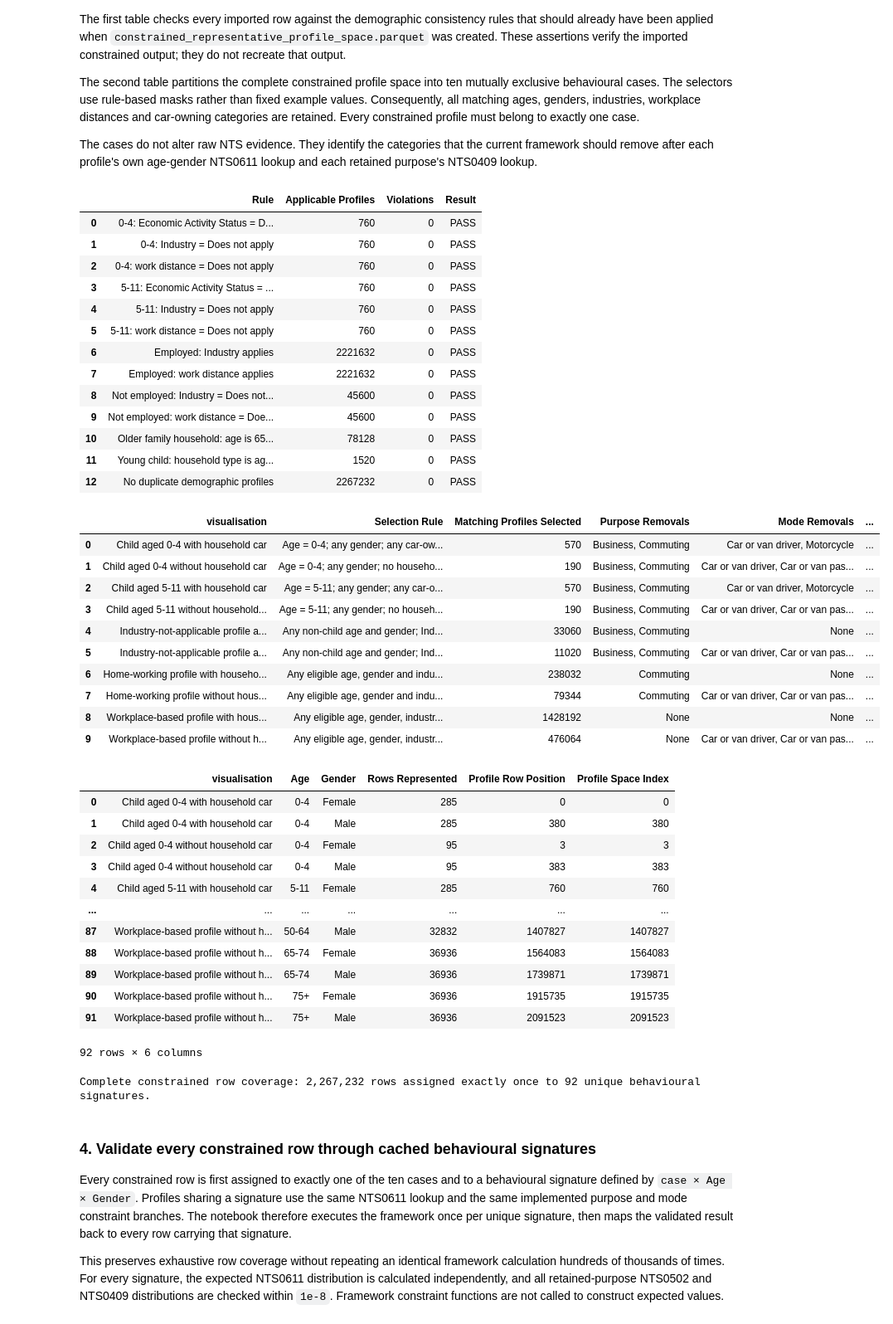
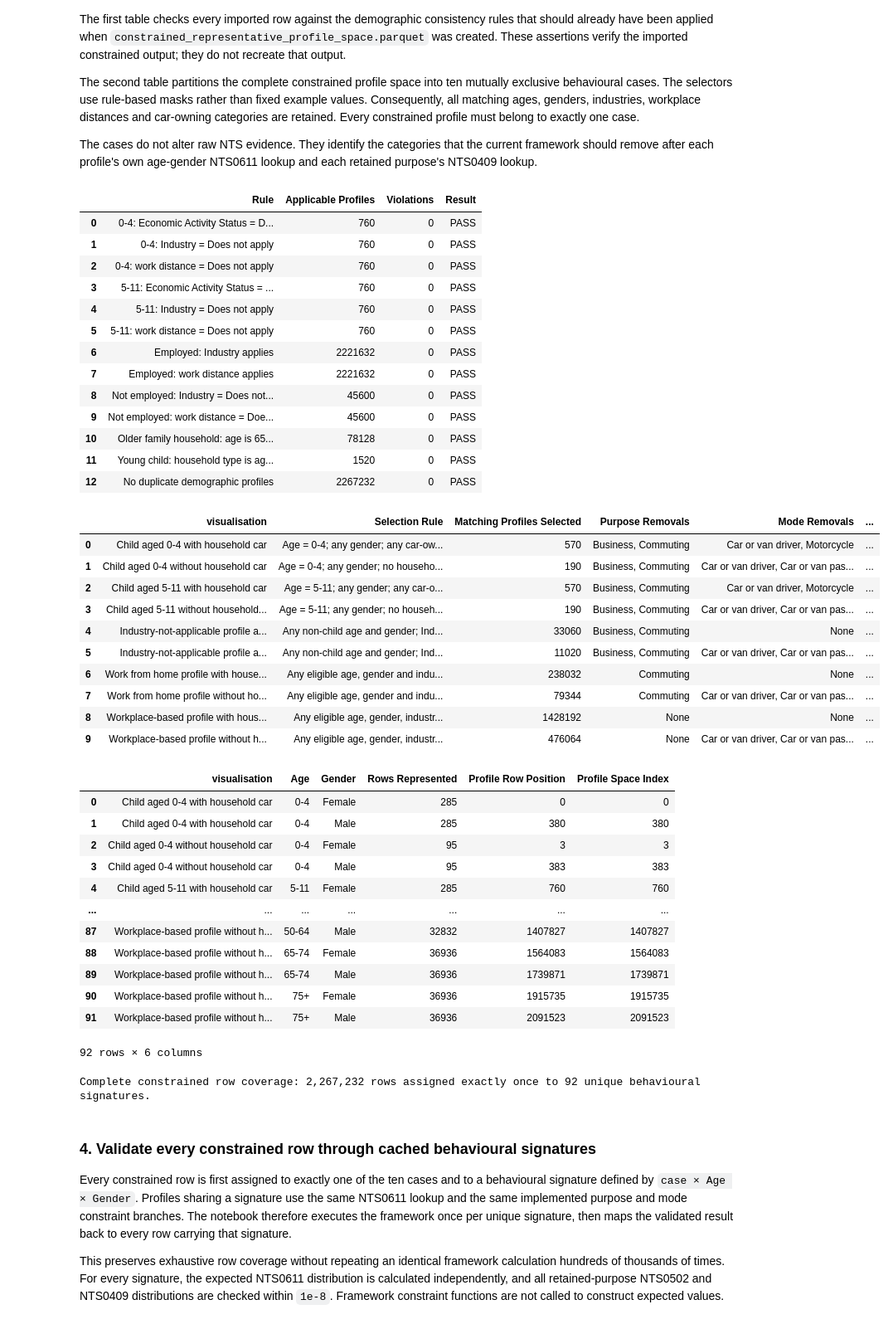
Before and after one commit to yuxinjiang1205/mobility-modelling-framework, a Jupyter notebook: notebooks/validation/constrained_profile_validation.ipynb, the cells around one changed output. Shown at 83% size. Cells and saved outputs as stored; diff of their text form; code cells hidden in the pictures.

```diff
--- a/notebooks/validation/constrained_profile_validation.ipynb
+++ b/notebooks/validation/constrained_profile_validation.ipynb
@@ -384,7 +384,7 @@ constraint_visualisations = [
         },
     },
     {
-        "visualisation": "Home-working profile with household car",
+        "visualisation": "Work from home profile with household car",
         "Selector": lambda profiles: build_constraint_case_mask(
             profiles,
             young_child=False,
@@ -400,7 +400,7 @@ constraint_visualisations = [
         "Modes to Remove": set(),
     },
     {
-        "visualisation": "Home-working profile without household car",
+        "visualisation": "Work from home profile without household car",
         "Selector": lambda profiles: build_constraint_case_mask(
             profiles,
             young_child=False,
@@ -562,35 +562,35 @@ assert int(signature_population_summary["Rows Represented"].sum()) == len(
 )
 display(visualisation_selection_summary)
 display(signature_population_summary)
 print(
     "Complete constrained row coverage: "
     f"{total_matching_profiles:,} rows assigned exactly once to "
     f"{len(signature_population_summary):,} unique behavioural signatures."
 )
 # %% [output]
 |  | Rule | Applicable Profiles | Violations | Result |
 | 0 | 0-4: Economic Activity Status = D... | 760 | 0 | PASS |
 | 1 | 0-4: Industry = Does not apply | 760 | 0 | PASS |
 | 2 | 0-4: work distance = Does not apply | 760 | 0 | PASS |
 | 3 | 5-11: Economic Activity Status = ... | 760 | 0 | PASS |
 | 4 | 5-11: Industry = Does not apply | 760 | 0 | PASS |
 | 5 | 5-11: work distance = Does not apply | 760 | 0 | PASS |
 | 6 | Employed: Industry applies | 2221632 | 0 | PASS |
 | 7 | Employed: work distance applies | 2221632 | 0 | PASS |
 | 8 | Not employed: Industry = Does not... | 45600 | 0 | PASS |
 | 9 | Not employed: work distance = Doe... | 45600 | 0 | PASS |
 | 10 | Older family household: age is 65... | 78128 | 0 | PASS |
 | 11 | Young child: household type is ag... | 1520 | 0 | PASS |
 | 12 | No duplicate demographic profiles | 2267232 | 0 | PASS |
 |  | visualisation | Selection Rule | Matching Profiles Selected | Purpose Removals | Mode Removals | ... |
 | 0 | Child aged 0-4 with household car | Age = 0-4; any gender; any car-ow... | 570 | Business, Commuting | Car or van driver, Motorcycle | ... |
 | 1 | Child aged 0-4 without household car | Age = 0-4; any gender; no househo... | 190 | Business, Commuting | Car or van driver, Car or van pas... | ... |
 | 2 | Child aged 5-11 with household car | Age = 5-11; any gender; any car-o... | 570 | Business, Commuting | Car or van driver, Motorcycle | ... |
 | 3 | Child aged 5-11 without household... | Age = 5-11; any gender; no househ... | 190 | Business, Commuting | Car or van driver, Car or van pas... | ... |
 | 4 | Industry-not-applicable profile a... | Any non-child age and gender; Ind... | 33060 | Business, Commuting | None | ... |
 | 5 | Industry-not-applicable profile a... | Any non-child age and gender; Ind... | 11020 | Business, Commuting | Car or van driver, Car or van pas... | ... |
-| 6 | Home-working profile with househo... | Any eligible age, gender and indu... | 238032 | Commuting | None | ... |
-| 7 | Home-working profile without hous... | Any eligible age, gender and indu... | 79344 | Commuting | Car or van driver, Car or van pas... | ... |
+| 6 | Work from home profile with house... | Any eligible age, gender and indu... | 238032 | Commuting | None | ... |
+| 7 | Work from home profile without ho... | Any eligible age, gender and indu... | 79344 | Commuting | Car or van driver, Car or van pas... | ... |
 | 8 | Workplace-based profile with hous... | Any eligible age, gender, industr... | 1428192 | None | None | ... |
 | 9 | Workplace-based profile without h... | Any eligible age, gender, industr... | 476064 | None | Car or van driver, Car or van pas... | ... |
 |  | visualisation | Age | Gender | Rows Represented | Profile Row Position | Profile Space Index |
```
Also changed, not shown: parts of 4 cells of this notebook.
